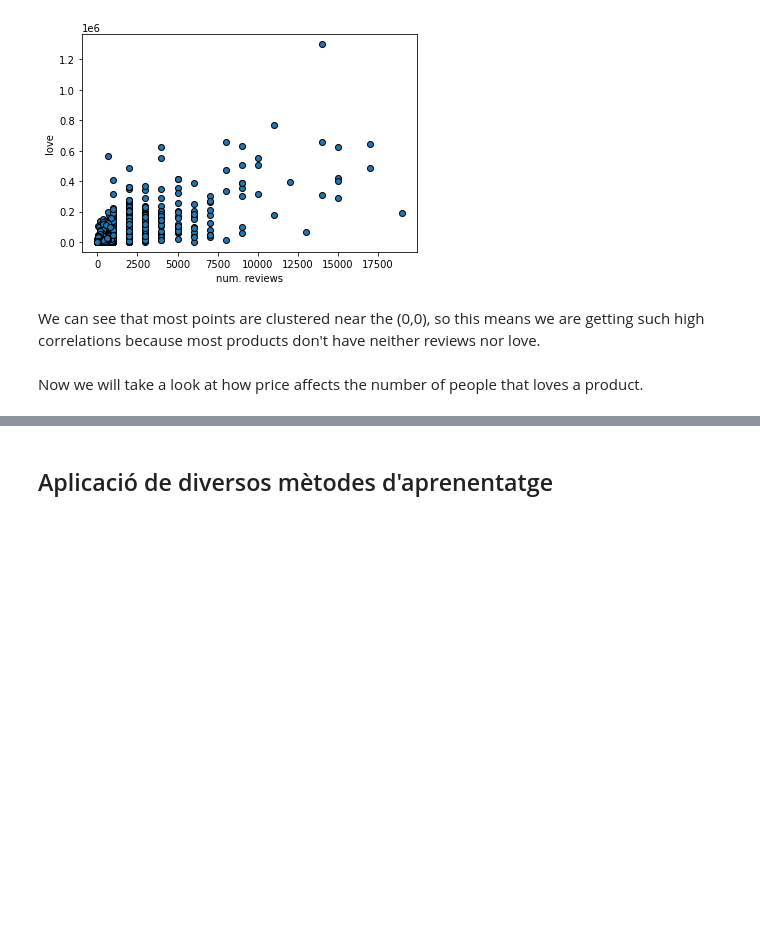
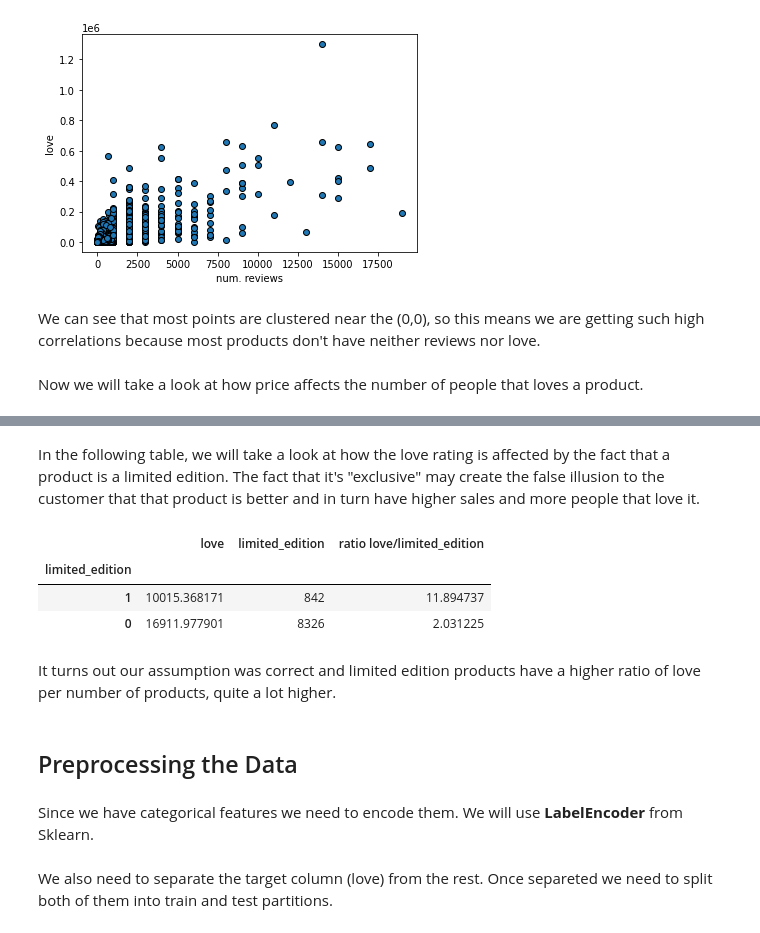
Before and after one commit to josepmdc/ApC-Kaggle, a Jupyter notebook: Kaggle.ipynb, the cells around one changed output, grey strips where cells are left out. Saved outputs shown, nothing was run; the diff lists cells and outputs as text; code cells hidden in the pictures; blank space fills up the shorter version.

```diff
--- a/Kaggle.ipynb
+++ b/Kaggle.ipynb
@@ -136,2 +182,23 @@ We can see that only products under 200 have a lot of people that loves them, be
+# %% [markdown]
+In the following table, we will take a look at how the love rating is affected by the fact that a product is a limited edition. The fact that it's "exclusive" may create the false illusion to the customer that that product is better and in turn have higher sales and more people that love it.
+# %%
+love = df.groupby("limited_edition")["love"].mean()
+limited_edition = df.groupby("limited_edition")["limited_edition"].count()
+ratio = love / limited_edition
+
+pd.concat(
+    [love, limited_edition, ratio],
+    axis=1,
+    keys=["love", "limited_edition", "ratio love/limited_edition"],
+).sort_values(["ratio love/limited_edition"], ascending=False).head(10)
+# %% [output]
+|  | love | limited_edition | ratio love/limited_edition |
+| limited_edition |  |  |  |
+| 1 | 10015.368171 | 842 | 11.894737 |
+| 0 | 16911.977901 | 8326 | 2.031225 |
+# %% [markdown]
+It turns out our assumption was correct and limited edition products have a higher ratio of love per number of products, quite a lot higher.
 # %% [markdown]
-## Aplicació de diversos mètodes d'aprenentatge
+## Preprocessing the Data
+# %% [markdown]
+Since we have categorical features we need to encode them. We will use **LabelEncoder** from Sklearn.
@@ -137,0 +209,2 @@ We can see that only products under 200 have a lot of people that loves them, be
+# %% [markdown]
+We also need to separate the target column (love) from the rest. Once separeted we need to split both of them into train and test partitions.
```
Also changed, not shown: parts of 22 cells of this notebook.
